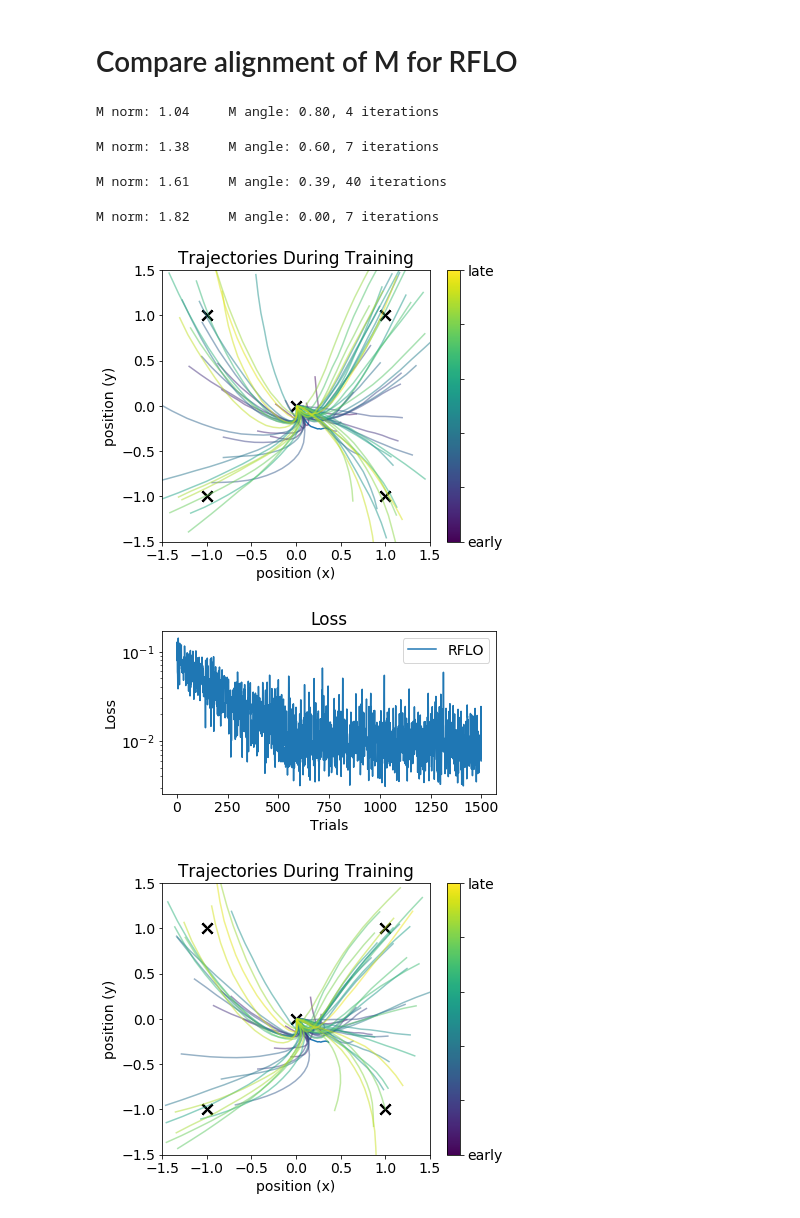
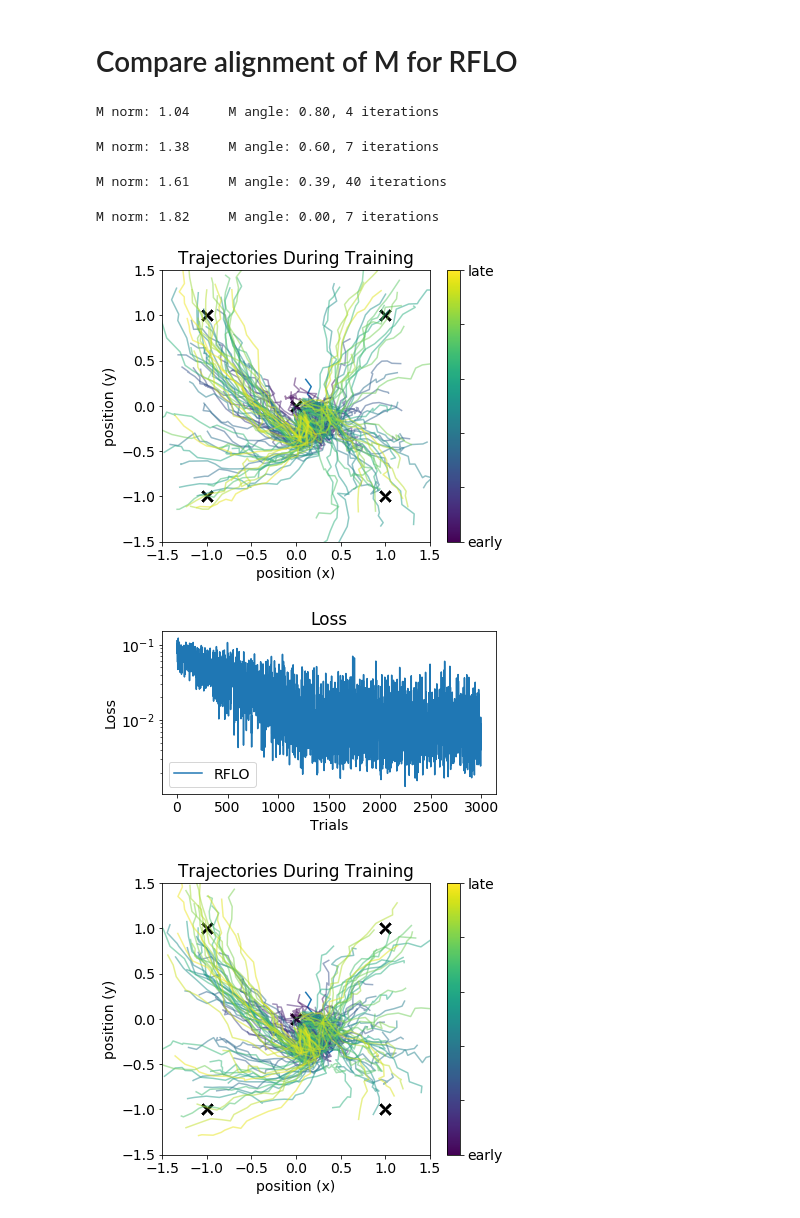
Before and after one commit to jacobfulano/rnn-learning, a Jupyter notebook: experiments/NeurIPS-2022-5-16/Fig2a-Example-2022-5-18.ipynb, the cells around one changed output. Drawn from its saved outputs; the diff is of its cells as text; code cells hidden in the pictures.

```diff
--- a/experiments/NeurIPS-2022-5-16/Fig2a-Example-2022-5-18.ipynb
+++ b/experiments/NeurIPS-2022-5-16/Fig2a-Example-2022-5-18.ipynb
@@ -80,7 +82,7 @@ params.print_params()
 net0 = RNN(params)
 sim0 = Simulation(net0)
 bptt = BPTT(net0,apply_to=['w_rec'],online=False) # something strange happening here
-sim0.run_session(n_trials=1500, tasks=[task1,task2,task3,task4], learn_alg=[bptt], probe_types=['loss'], plot=True, plot_freq=20)
+sim0.run_session(n_trials=5000, tasks=[task1,task2,task3,task4], learn_alg=[bptt], probe_types=['loss'], plot=True, plot_freq=20)
 # %% [output]
 n_in: 4
 n_rec: 50
@@ -313,28 +282,28 @@ if save:
 # %%
 
 loss_dict = {}
 
 overlaps = [0.8,0.6,0.4,0]
 n_changes = [30,50,75,100]
 for overlap, n_change in zip(overlaps,n_changes):
 
     net1a = RNN(params)
 
     M = choose_aligned_matrix(net1a.w_out.copy(),n_change=n_change,overlap=overlap,zero=False,tolerance=0.01,loop=1000,rng=np.random.RandomState(1977))
     net1a.set_weights(w_m = M.T)
 
     sim1a = Simulation(net1a)
     rfloa = RFLO(net1a,apply_to=['w_rec'],online=False)
-    sim1a.run_session(n_trials=1500, tasks=[task1,task2,task3,task4], learn_alg=[rfloa], probe_types=['loss'], plot=True, plot_freq=20)
+    sim1a.run_session(n_trials=3000, tasks=[task1,task2,task3,task4], learn_alg=[rfloa], probe_types=['loss'], plot=True, plot_freq=20)
 
     av1a = uniform_filter1d(np.mean(sim1a.session_probes['loss'],axis=1),25)
 
     loss_dict[str(overlap)] = av1a
 # %% [output]
 M norm: 1.04     M angle: 0.80, 4 iterations
 M norm: 1.38     M angle: 0.60, 7 iterations
 M norm: 1.61     M angle: 0.39, 40 iterations
 M norm: 1.82     M angle: 0.00, 7 iterations
-[figure, old version]
+[figure, new version]
-[figure, old version]
+[figure, new version]
-[figure, old version]
+[figure, new version]
```
Also changed, not shown: parts of 10 cells of this notebook, 22 other files.
